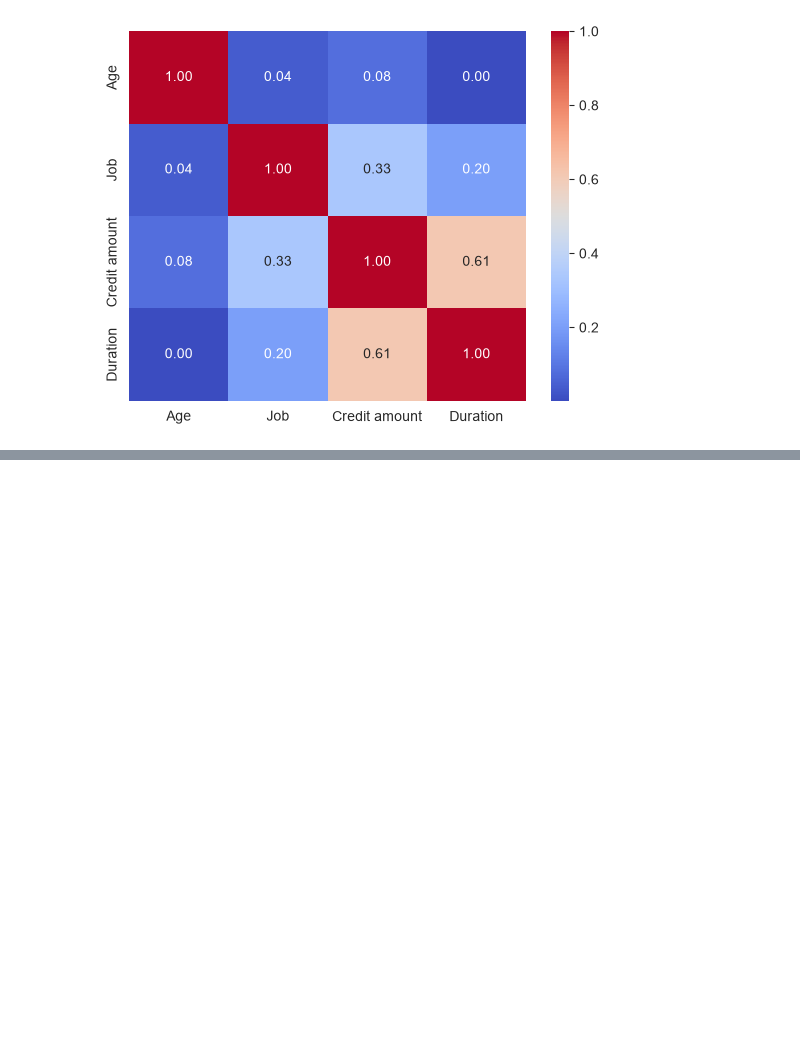
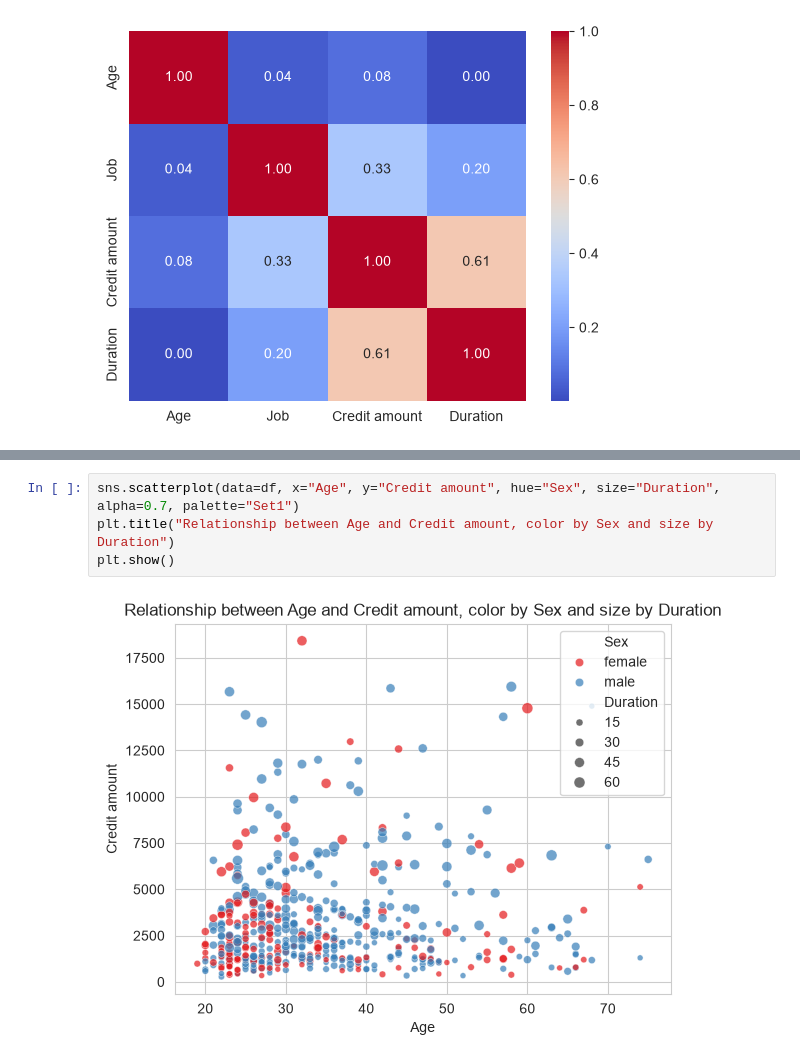
Before and after one commit to Immy101/creditriskmodel, a Jupyter notebook: basics/analysis_model.ipynb, the cells around one changed output, grey strips where cells are left out. Cells and saved outputs as stored; diff of their text form; blank space fills up the shorter version.

Commit message:
relationship between age and credit amount

```diff
--- a/basics/analysis_model.ipynb
+++ b/basics/analysis_model.ipynb
@@ -174,0 +199,6 @@ plt.show()
+# %%
+sns.scatterplot(data=df, x="Age", y="Credit amount", hue="Sex", size="Duration", alpha=0.7, palette="Set1")
+plt.title("Relationship between Age and Credit amount, color by Sex and size by Duration")
+plt.show()
+# %% [output]
+[figure, added]
```
Also changed, not shown: parts of 3 cells of this notebook.
